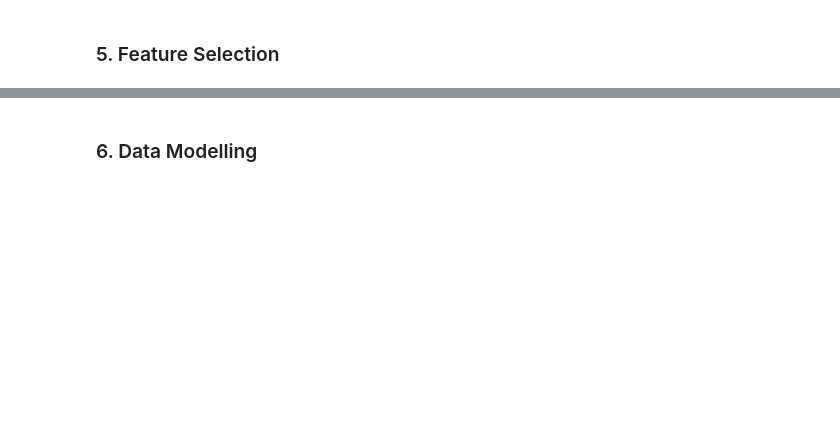
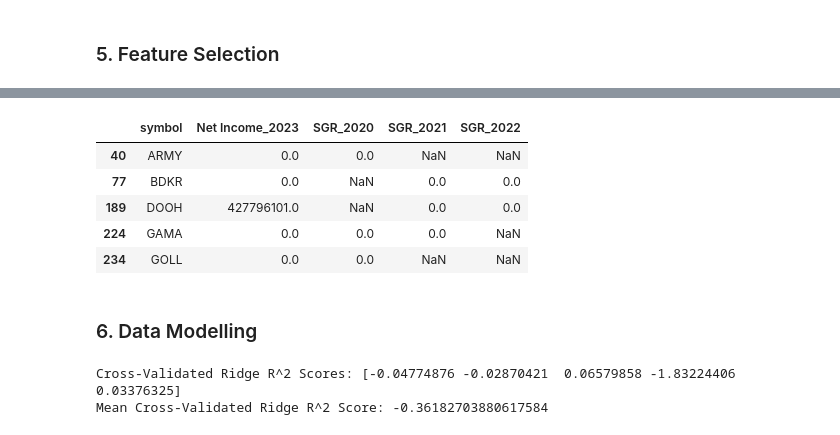
Before and after one commit to rezaaldama/IDX, a Jupyter notebook: IDX.ipynb, the cells around one changed output, grey strips where cells are left out. Saved outputs shown, nothing was run; the diff lists cells and outputs as text; code cells hidden in the pictures; blank space fills up the shorter version.

```diff
--- a/IDX.ipynb
+++ b/IDX.ipynb
@@ -174,0 +156,9 @@ accounts
+# %%
+df[df.isnull().any(axis=1)].head(5)
+# %% [output]
+|  | symbol | Net Income_2023 | SGR_2020 | SGR_2021 | SGR_2022 |
+| 40 | ARMY | 0.0 | 0.0 | NaN | NaN |
+| 77 | BDKR | 0.0 | NaN | 0.0 | 0.0 |
+| 189 | DOOH | 427796101.0 | NaN | 0.0 | 0.0 |
+| 224 | GAMA | 0.0 | 0.0 | 0.0 | NaN |
+| 234 | GOLL | 0.0 | 0.0 | NaN | NaN |
@@ -178,0 +179,10 @@ accounts
+# %%
+# Ridge regression with cross-validation
+ridge_model = Ridge()
+ridge_scores = cross_val_score(ridge_model, X, y, cv=5, scoring='r2')
+
+print(f"Cross-Validated Ridge R^2 Scores: {ridge_scores}")
+print(f"Mean Cross-Validated Ridge R^2 Score: {ridge_scores.mean()}")
+# %% [output]
+Cross-Validated Ridge R^2 Scores: [-0.04774876 -0.02870421  0.06579858 -1.83224406  0.03376325]
+Mean Cross-Validated Ridge R^2 Score: -0.36182703880617584
```
Also changed, not shown: parts of 33 cells of this notebook.
